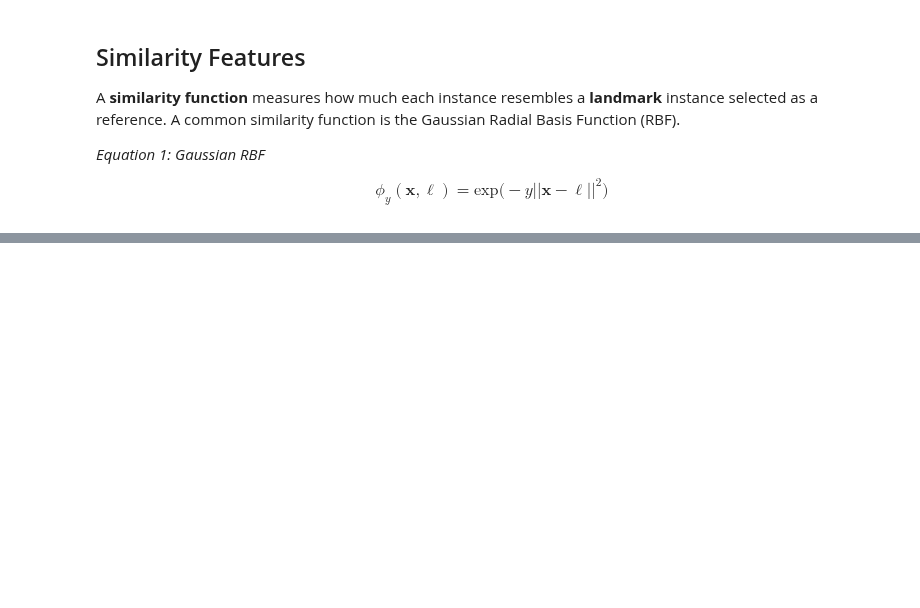
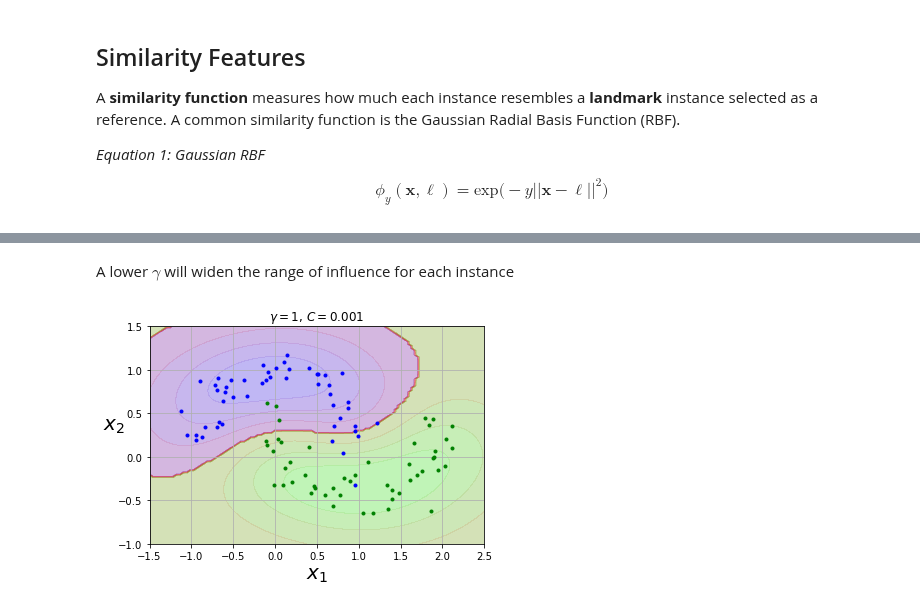
Before and after one commit to codywill/ml-sandbox, a Jupyter notebook: hands-on/Chapter 5 - Support Vector Machines.ipynb, the cells around one changed output, grey strips where cells are left out. Saved outputs shown, nothing was run; the diff lists cells and outputs as text; code cells hidden in the pictures; blank space fills up the shorter version.

```diff
--- a/hands-on/Chapter 5 - Support Vector Machines.ipynb
+++ b/hands-on/Chapter 5 - Support Vector Machines.ipynb
@@ -259,0 +288,14 @@ plt.axis([-0.1, 1.1, -0.1, 1.1])
+# %% [markdown]
+A lower $\gamma$ will widen the range of influence for each instance
+# %%
+rbf_kernel_svm_clf = Pipeline([
+    ('scaler', StandardScaler()),
+    ('svm_clf', SVC(kernel='rbf', gamma=1, C=0.001))
+])
+rbf_kernel_svm_clf.fit(X, y)
+plot_dataset(X, y, axes)
+plot_predictions(rbf_kernel_svm_clf, axes)
+plt.title(r'$\gamma=1$, $C=0.001$')
+plt.show()
+# %% [output]
+[figure, added]
```
Also changed, not shown: parts of 9 cells of this notebook.
